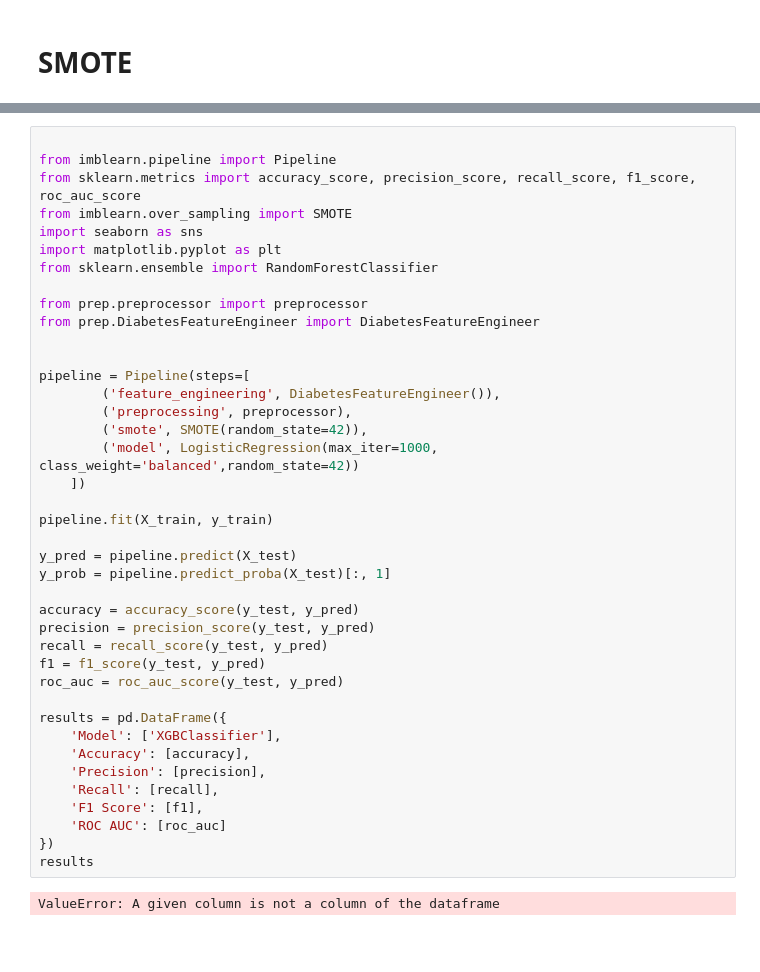
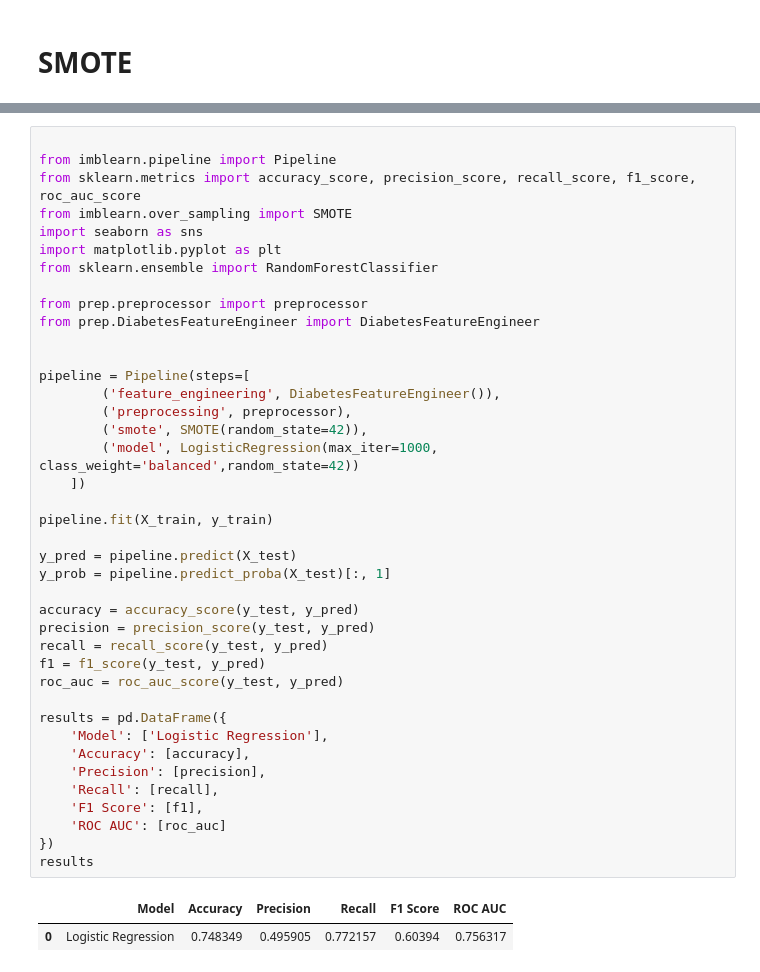
Before and after one commit to RossSacco/DmmlPJ, a Jupyter notebook: Binary_DataTesting.ipynb, the cells around one changed output, grey strips where cells are left out. Cells and saved outputs as stored; diff of their text form; blank space fills up the shorter version.

```diff
--- a/Binary_DataTesting.ipynb
+++ b/Binary_DataTesting.ipynb
@@ -249,35 +260,36 @@ from prep.preprocessor import preprocessor
 from prep.DiabetesFeatureEngineer import DiabetesFeatureEngineer
 
 
 pipeline = Pipeline(steps=[
         ('feature_engineering', DiabetesFeatureEngineer()),
         ('preprocessing', preprocessor),
         ('smote', SMOTE(random_state=42)),
         ('model', LogisticRegression(max_iter=1000, class_weight='balanced',random_state=42))
     ])
 
 pipeline.fit(X_train, y_train)
 
 y_pred = pipeline.predict(X_test)
 y_prob = pipeline.predict_proba(X_test)[:, 1]
 
 accuracy = accuracy_score(y_test, y_pred)
 precision = precision_score(y_test, y_pred)
 recall = recall_score(y_test, y_pred)
 f1 = f1_score(y_test, y_pred)
 roc_auc = roc_auc_score(y_test, y_pred)
 
 results = pd.DataFrame({
-    'Model': ['XGBClassifier'],
+    'Model': ['Logistic Regression'],
     'Accuracy': [accuracy],
     'Precision': [precision],
     'Recall': [recall],
     'F1 Score': [f1],
     'ROC AUC': [roc_auc]
 })
 results
 # %% [output]
-ValueError: A given column is not a column of the dataframe
+|  | Model | Accuracy | Precision | Recall | F1 Score | ROC AUC |
+| 0 | Logistic Regression | 0.748349 | 0.495905 | 0.772157 | 0.60394 | 0.756317 |
 # %%
 from sklearn.metrics import confusion_matrix, roc_curve, auc
 
```
Also changed, not shown: parts of 11 cells of this notebook, 5 other files.
